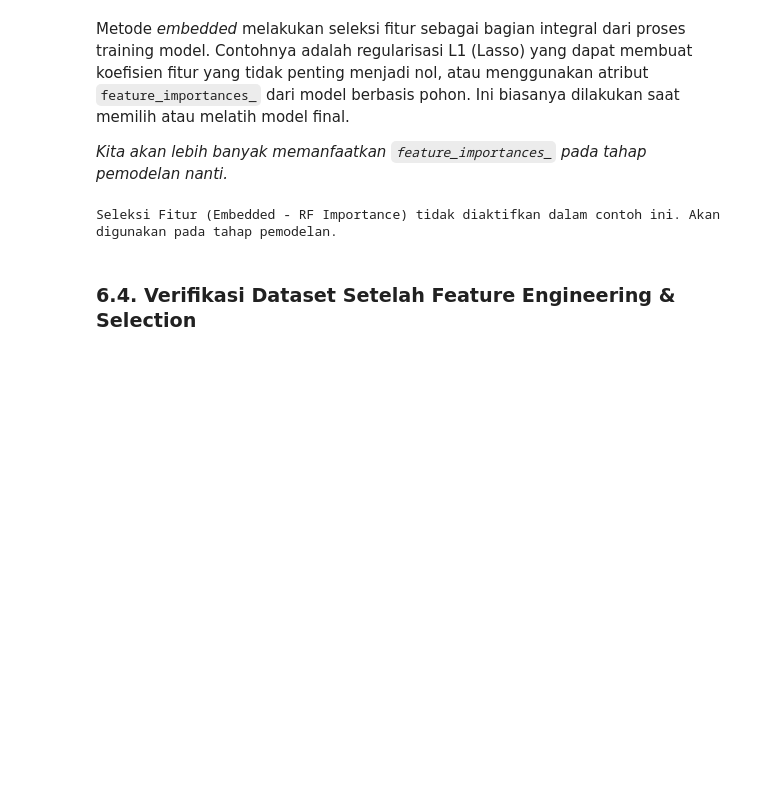
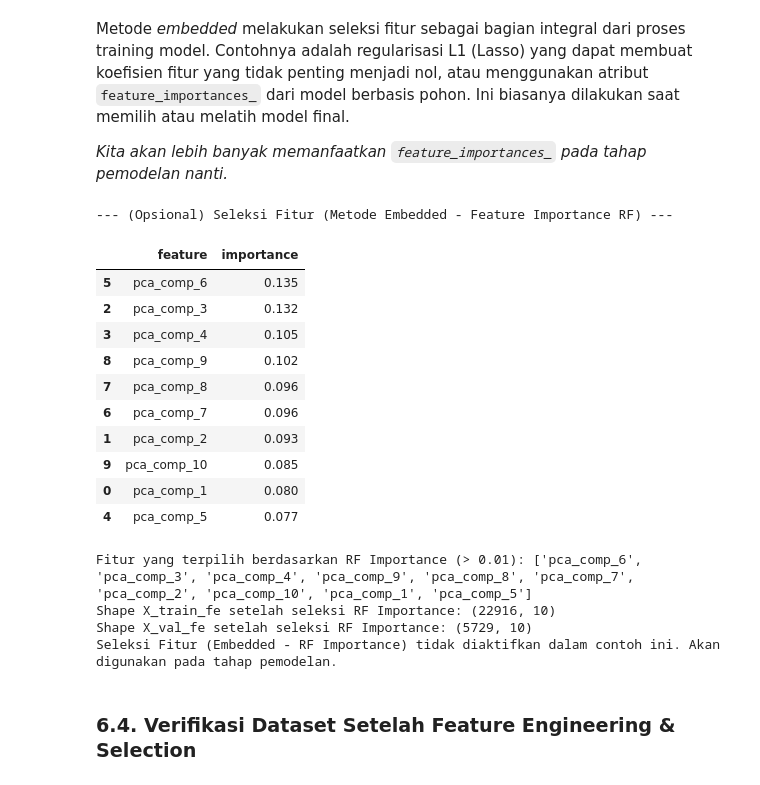
Before and after one commit to LatiefDataVisionary/data-quest-challenge-dsi-2025, a Jupyter notebook: notebooks/DCM_DMU_2025_Notebook_Cubit_Aku_Dong.ipynb, the cells around one changed output. Saved outputs shown, nothing was run; the diff lists cells and outputs as text; code cells hidden in the pictures; blank space fills up the shorter version.

Commit message:
Mengaktifkan 6.3.3. Metode Embedded (Lasso Regularization, Feature Importance dari Tree-based Models)

```diff
--- a/notebooks/DCM_DMU_2025_Notebook_Cubit_Aku_Dong.ipynb
+++ b/notebooks/DCM_DMU_2025_Notebook_Cubit_Aku_Dong.ipynb
@@ -1960,48 +1966,62 @@ Metode *embedded* melakukan seleksi fitur sebagai bagian integral dari proses tr
 
 *Kita akan lebih banyak memanfaatkan `feature_importances_` pada tahap pemodelan nanti.*
 # %%
-# Sel Kode untuk Seleksi Fitur - Metode Embedded (Contoh: Feature Importance dari Random Forest, dikomentari)
-# from sklearn.ensemble import RandomForestClassifier
+from sklearn.ensemble import RandomForestClassifier
 
-# if not X_train_fe.empty and y_train is not None:
-#     print("--- (Opsional) Seleksi Fitur (Metode Embedded - Feature Importance RF) ---")
-#     # Pastikan semua data numerik
-#     if not all(X_train_fe[col].dtype in [np.int64, np.float64] for col in X_train_fe.columns):
-#         print("[PERINGATAN] Tidak semua kolom numerik, seleksi fitur RF mungkin error.")
-#     else:
-#         # Latih model sementara untuk mendapatkan feature importance
-#         temp_rf_model = RandomForestClassifier(n_estimators=100, random_state=SEED, n_jobs=-1)
-#         temp_rf_model.fit(X_train_fe, y_train)
+if not X_train_fe.empty and y_train is not None:
+    print("--- (Opsional) Seleksi Fitur (Metode Embedded - Feature Importance RF) ---")
+    # Pastikan semua data numerik
+    if not all(X_train_fe[col].dtype in [np.int64, np.float64] for col in X_train_fe.columns):
+        print("[PERINGATAN] Tidak semua kolom numerik, seleksi fitur RF mungkin error.")
+    else:
+        # Latih model sementara untuk mendapatkan feature importance
+        temp_rf_model = RandomForestClassifier(n_estimators=100, random_state=SEED, n_jobs=-1)
+        temp_rf_model.fit(X_train_fe, y_train)
 
-#         importances = temp_rf_model.feature_importances_
-#         feature_importance_df = pd.DataFrame({
-#             'feature': X_train_fe.columns,
-#             'importance': importances
-#         }).sort_values(by='importance', ascending=False)
+        importances = temp_rf_model.feature_importances_
+        feature_importance_df = pd.DataFrame({
+            'feature': X_train_fe.columns,
+            'importance': importances
+        }).sort_values(by='importance', ascending=False)
 
-#         display(feature_importance_df.head(20)) # Tampilkan 20 fitur terpenting
+        display(feature_importance_df.head(20)) # Tampilkan 20 fitur terpenting
 
-#         # Tentukan threshold atau jumlah fitur teratas yang ingin diambil
-#         importance_threshold = 0.01 # SESUAIKAN (misal, ambil fitur dengan importance > 0.01)
-#         # atau num_top_features = 20
+        # Tentukan threshold atau jumlah fitur teratas yang ingin diambil
+        importance_threshold = 0.01 # SESUAIKAN (misal, ambil fitur dengan importance > 0.01)
+        # atau num_top_features = 20
 
-#         selected_cols_rf_importance = feature_importance_df[feature_importance_df['importance'] > importance_threshold]['feature']
-#         # selected_cols_rf_importance = feature_importance_df.head(num_top_features)['feature']
+        selected_cols_rf_importance = feature_importance_df[feature_importance_df['importance'] > importance_threshold]['feature']
+        # selected_cols_rf_importance = feature_importance_df.head(num_top_features)['feature']
 
-#         if not selected_cols_rf_importance.empty:
-#             print(f"Fitur yang terpilih berdasarkan RF Importance (> {importance_threshold}): {selected_cols_rf_importance.tolist()}")
-#             X_train_fe = X_train_fe[selected_cols_rf_importance]
-#             X_val_fe = X_val_fe[selected_cols_rf_importance] # Terapkan pada X_val_fe
-#         else:
-#             print(f"Tidak ada fitur yang memenuhi threshold importance {importance_threshold} atau tidak ada fitur yang terpilih.")
+        if not selected_cols_rf_importance.empty:
+            print(f"Fitur yang terpilih berdasarkan RF Importance (> {importance_threshold}): {selected_cols_rf_importance.tolist()}")
+            X_train_fe = X_train_fe[selected_cols_rf_importance]
+            X_val_fe = X_val_fe[selected_cols_rf_importance] # Terapkan pada X_val_fe
+        else:
+            print(f"Tidak ada fitur yang memenuhi threshold importance {importance_threshold} atau tidak ada fitur yang terpilih.")
 
-#         print(f"Shape X_train_fe setelah seleksi RF Importance: {X_train_fe.shape}")
-#         print(f"Shape X_val_fe setelah seleksi RF Importance: {X_val_fe.shape}")
-# else:
-#     print("Lewati seleksi fitur (Embedded) karena DataFrame kosong atau y_train tidak tersedia.")
+        print(f"Shape X_train_fe setelah seleksi RF Importance: {X_train_fe.shape}")
+        print(f"Shape X_val_fe setelah seleksi RF Importance: {X_val_fe.shape}")
+else:
+    print("Lewati seleksi fitur (Embedded) karena DataFrame kosong atau y_train tidak tersedia.")
 print("Seleksi Fitur (Embedded - RF Importance) tidak diaktifkan dalam contoh ini. Akan digunakan pada tahap pemodelan.")
 # %% [output]
-Seleksi Fitur (Embedded - RF Importance) tidak diaktifkan dalam contoh ini. Akan digunakan pada tahap pemodelan.
+--- (Opsional) Seleksi Fitur (Metode Embedded - Feature Importance RF) ---
+|  | feature | importance |
+| 5 | pca_comp_6 | 0.135 |
+| 2 | pca_comp_3 | 0.132 |
+| 3 | pca_comp_4 | 0.105 |
+| 8 | pca_comp_9 | 0.102 |
+| 7 | pca_comp_8 | 0.096 |
+| 6 | pca_comp_7 | 0.096 |
+| 1 | pca_comp_2 | 0.093 |
+| 9 | pca_comp_10 | 0.085 |
+| 0 | pca_comp_1 | 0.080 |
+| 4 | pca_comp_5 | 0.077 |
+Fitur yang terpilih berdasarkan RF Importance (> 0.01): ['pca_comp_6', 'pca_comp_3', 'pca_comp_4', 'pca_comp_9', 'pca_comp_8', 'pca_comp_7', 'pca_comp_2', 'pca_comp_10', 'pca_comp_1', 'pca_comp_5']
+Shape X_train_fe setelah seleksi RF Importance: (22916, 10)
+Shape X_val_fe setelah seleksi RF Importance: (5729, 10)
+Seleksi Fitur (Embedded - RF Importance) tidak diaktifkan dalam contoh ini. Akan digunakan pada tahap pemodelan.
 # %% [markdown]
 ### **6.4. Verifikasi Dataset Setelah Feature Engineering & Selection**
 # %% [markdown]
```
Also changed, not shown: parts of 3 cells of this notebook.
